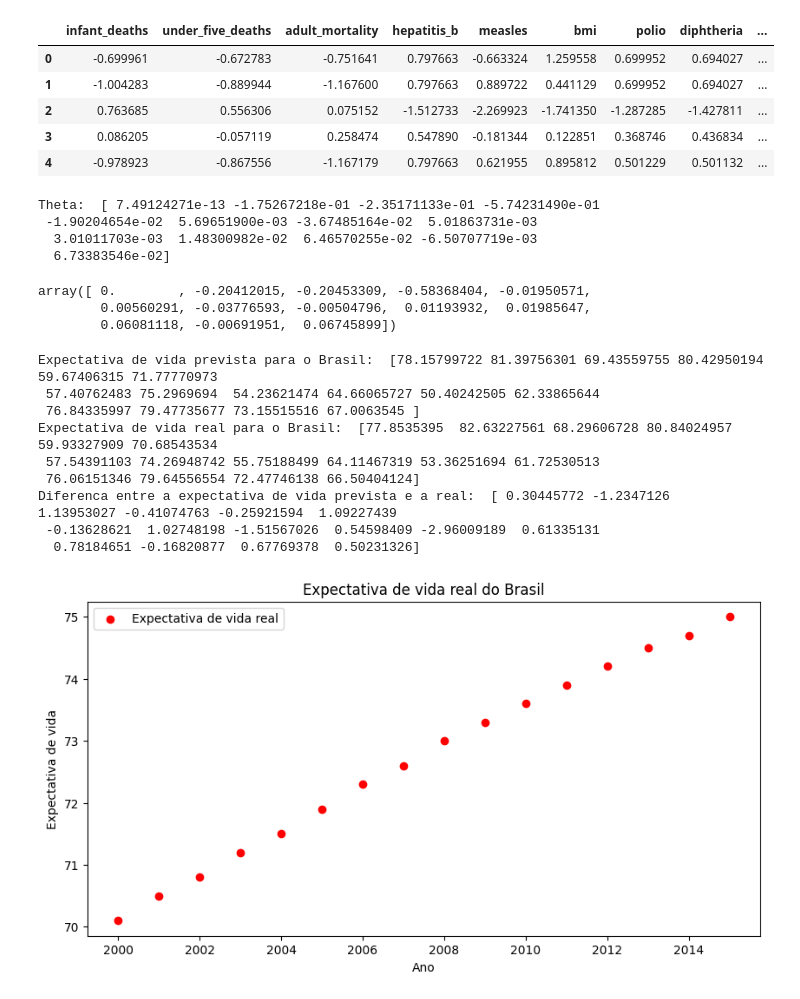
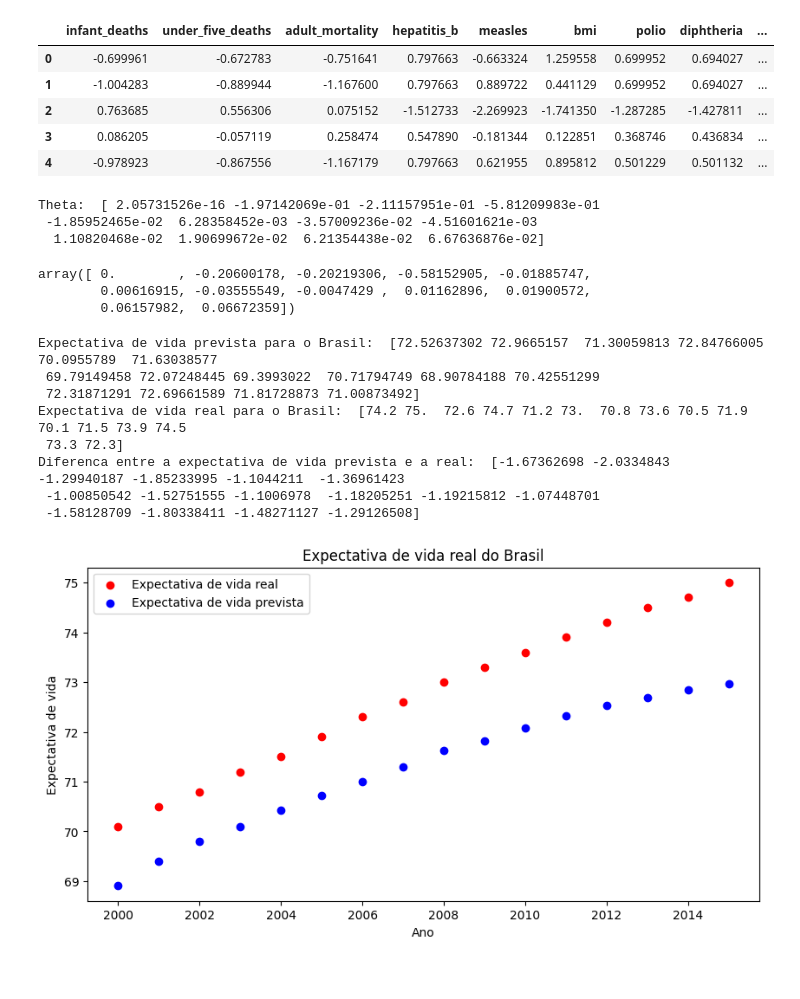
Before and after one commit to carolinabrandao/ICDProjetoFinal, a Jupyter notebook: EDA.ipynb, the cells around one changed output. Cells and saved outputs as stored; diff of their text form; code cells hidden in the pictures.

```diff
--- a/EDA.ipynb
+++ b/EDA.ipynb
@@ -700,7 +700,7 @@ df_brasil = df_reg[df_reg['country'] == 'Brazil']
 df_reg = df_reg[df_reg['country'] != 'Brazil']
 # %%
 # dropar o consumo de álcool (alcohol_consumption) do df_reg e atributos que não fazem sentido para a regressão linear múltipla
-df_reg = df_reg.drop(columns=['alcohol_consumption', 'country', 'region', 'year', 'developed'])
+df_reg = df_reg.drop(columns=['alcohol_consumption', 'country', 'region', 'year', 'developed', 'population_mln'])
 # %%
 # z-normalizar os dados valorados
 df_reg = (df_reg - df_reg.mean()) / df_reg.std()
@@ -720,7 +720,7 @@ def jacobiana(theta, X, y):
     return -2 * ((y - X @ theta) * X.T).mean(axis=1)
 
 # define a funcao de gradiente descendente
-def gd(theta, X, y, lambda_=0.01, tol=0.0000001, max_iter=10000):
+def gd(theta, X, y, lambda_=0.01, tol=0.000000001, max_iter=50000):
     theta = theta.copy()
     old_err_sq = np.inf
     i = 0
@@ -767,19 +767,19 @@ model.fit(X, y)
 LinearRegression()
 model.coef_
 # %% [output]
-Theta:  [ 7.49124271e-13 -1.75267218e-01 -2.35171133e-01 -5.74231490e-01
- -1.90204654e-02  5.69651900e-03 -3.67485164e-02  5.01863731e-03
-  3.01011703e-03  1.48300982e-02  6.46570255e-02 -6.50707719e-03
-  6.73383546e-02]
+Theta:  [ 2.05731526e-16 -1.97142069e-01 -2.11157951e-01 -5.81209983e-01
+ -1.85952465e-02  6.28358452e-03 -3.57009236e-02 -4.51601621e-03
+  1.10820468e-02  1.90699672e-02  6.21354438e-02  6.67636876e-02]
-array([ 0.        , -0.20412015, -0.20453309, -0.58368404, -0.01950571,
-        0.00560291, -0.03776593, -0.00504796,  0.01193932,  0.01985647,
-        0.06081118, -0.00691951,  0.06745899])
+array([ 0.        , -0.20600178, -0.20219306, -0.58152905, -0.01885747,
+        0.00616915, -0.03555549, -0.0047429 ,  0.01162896,  0.01900572,
+        0.06157982,  0.06672359])
 # %%
 # a partir dos dados do brasil, prever a expectativa de vida com a regressao linear multipla calculada
-df_brasil = df_brasil.drop(columns=['alcohol_consumption', 'country', 'region', 'year', 'developed'])
+df_brasil = df_brasil.drop(columns=['alcohol_consumption', 'country', 'region', 'year', 'developed', 'population_mln'])
+dataset2 = dataset.drop(columns=['alcohol_consumption', 'country', 'region', 'year', 'developed', 'population_mln'])
 Y = df_brasil['life_expectancy'].values
 # z-normalizar os dados valorados
-df_brasil = (df_brasil - df_brasil.mean(numeric_only=True)) / df_brasil.std(numeric_only=True)
+df_brasil = (df_brasil - dataset2.mean()) / dataset2.std(numeric_only=True)
 y_brasil = df_brasil['life_expectancy'].values
 X_brasil = df_brasil.drop(columns=['life_expectancy']).values
 # %%
@@ -794,30 +794,32 @@ expectativa_vida_prevista = expectativa_vida_prevista * dataset['life_expectancy
 y_brasil = y_brasil * dataset['life_expectancy'].std() + dataset['life_expectancy'].mean()
 
 print('Expectativa de vida prevista para o Brasil: ', expectativa_vida_prevista)
-print('Expectativa de vida real para o Brasil: ', y_brasil)
+print('Expectativa de vida real para o Brasil: ', Y)
 
 # calcula a diferenca entre a expectativa de vida prevista e a real
 diferenca = expectativa_vida_prevista - y_brasil
 print('Diferenca entre a expectativa de vida prevista e a real: ', diferenca)
 # %% [output]
-Expectativa de vida prevista para o Brasil:  [78.15799722 81.39756301 69.43559755 80.42950194 59.67406315 71.77770973
- 57.40762483 75.2969694  54.23621474 64.66065727 50.40242505 62.33865644
- 76.84335997 79.47735677 73.15515516 67.0063545 ]
-Expectativa de vida real para o Brasil:  [77.8535395  82.63227561 68.29606728 80.84024957 59.93327909 70.68543534
- 57.54391103 74.26948742 55.75188499 64.11467319 53.36251694 61.72530513
- 76.06151346 79.64556554 72.47746138 66.50404124]
-Diferenca entre a expectativa de vida prevista e a real:  [ 0.30445772 -1.2347126   1.13953027 -0.41074763 -0.25921594  1.09227439
- -0.13628621  1.02748198 -1.51567026  0.54598409 -2.96009189  0.61335131
-  0.78184651 -0.16820877  0.67769378  0.50231326]
+Expectativa de vida prevista para o Brasil:  [72.52637302 72.9665157  71.30059813 72.84766005 70.0955789  71.63038577
+ 69.79149458 72.07248445 69.3993022  70.71794749 68.90784188 70.42551299
+ 72.31871291 72.69661589 71.81728873 71.00873492]
+Expectativa de vida real para o Brasil:  [74.2 75.  72.6 74.7 71.2 73.  70.8 73.6 70.5 71.9 70.1 71.5 73.9 74.5
+ 73.3 72.3]
+Diferenca entre a expectativa de vida prevista e a real:  [-1.67362698 -2.0334843  -1.29940187 -1.85233995 -1.1044211  -1.36961423
+ -1.00850542 -1.52751555 -1.1006978  -1.18205251 -1.19215812 -1.07448701
+ -1.58128709 -1.80338411 -1.48271127 -1.29126508]
 # %%
 #plota a expectativa de vida real do brasil do dataset original
 plt.figure(figsize=(10, 5))
 #pontos reais
 plt.scatter(dataset[dataset['country'] == 'Brazil']['year'], dataset[dataset['country'] == 'Brazil']['life_expectancy'], color='r', label='Expectativa de vida real')
+
+#pontos previstos
+plt.scatter(dataset[dataset['country'] == 'Brazil']['year'], expectativa_vida_prevista, color='b', label='Expectativa de vida prevista')
 plt.title('Expectativa de vida real do Brasil')
 plt.xlabel('Ano')
 plt.ylabel('Expectativa de vida')
 plt.legend()
 plt.show()
 # %% [output]
-[figure, old version]
+[figure, new version]
```
Also changed, not shown: parts of 5 cells of this notebook.
